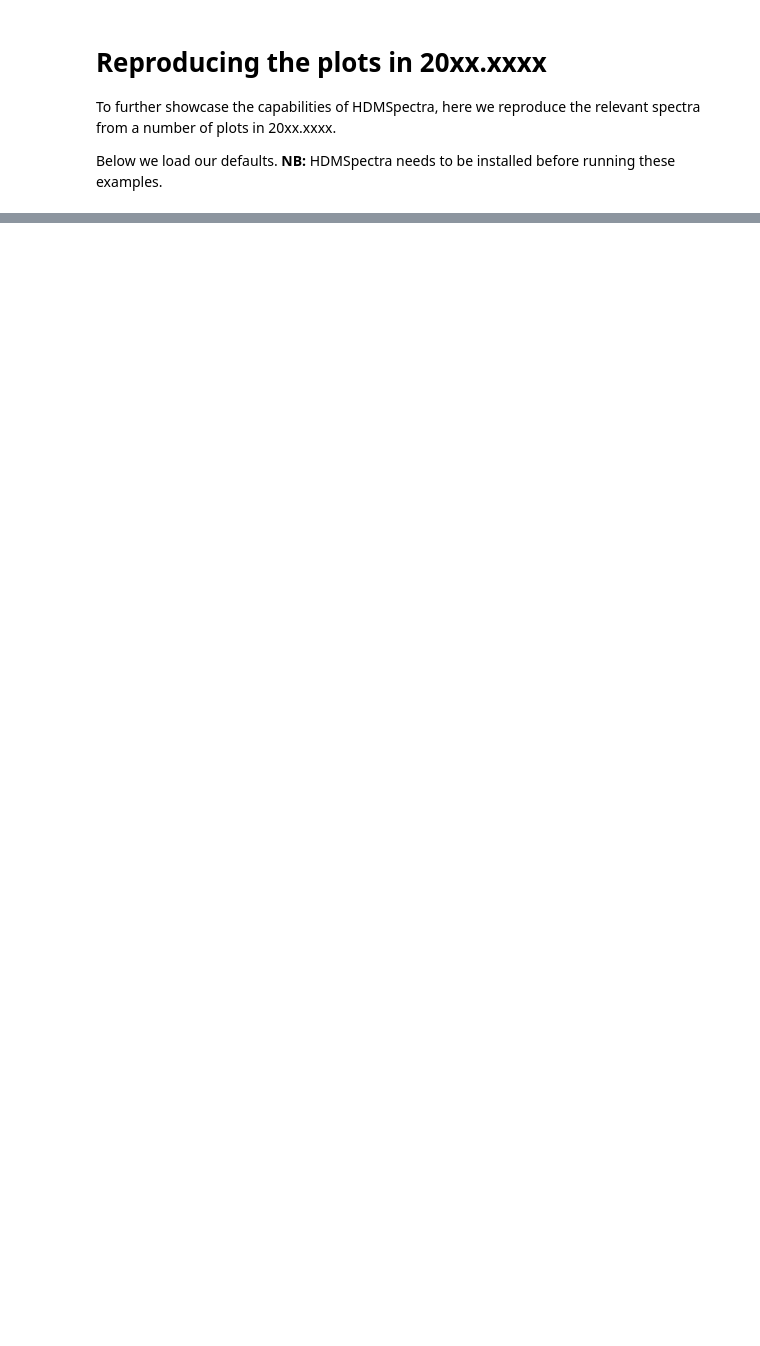
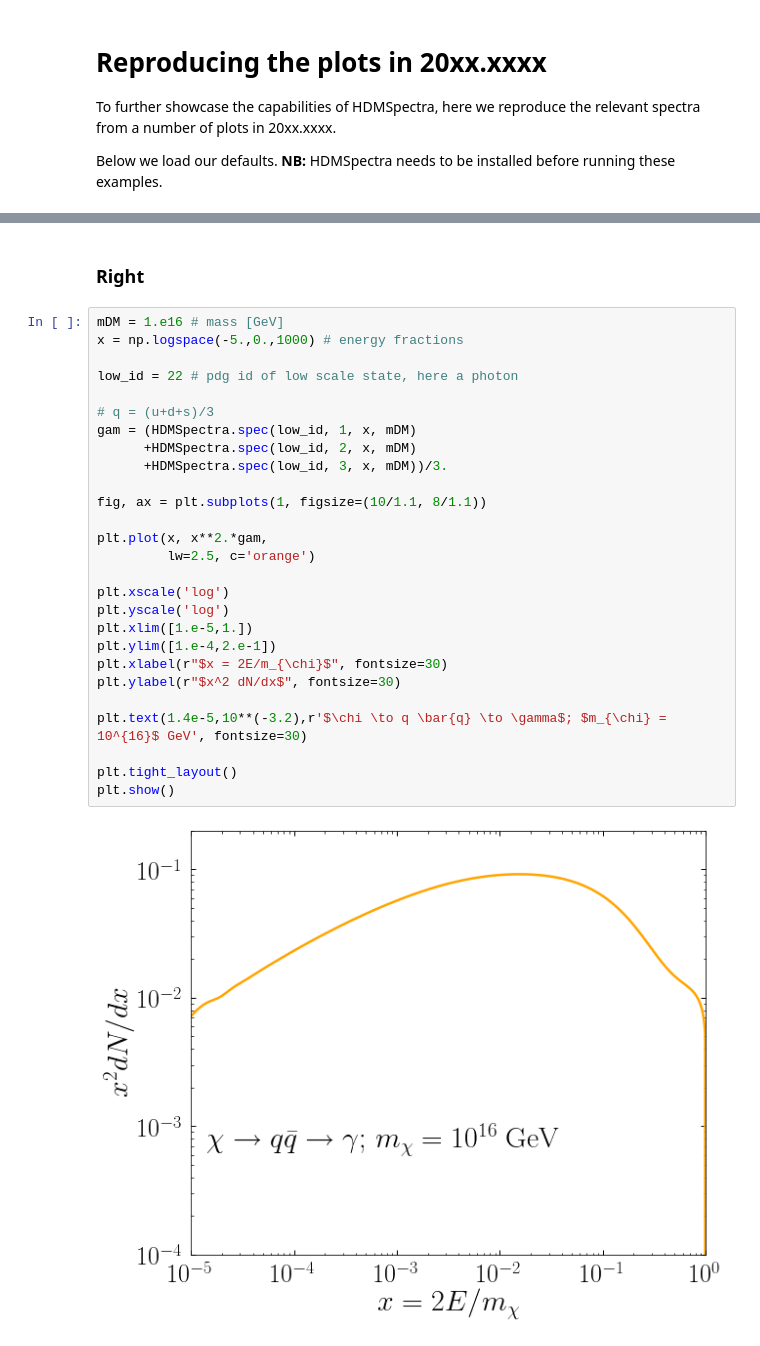
Before and after one commit to nickrodd/HDMSpectra, a Jupyter notebook: examples/ReproducingPlots.ipynb, the cells around one changed output, grey strips where cells are left out. Saved outputs shown, nothing was run; the diff lists cells and outputs as text; blank space fills up the shorter version.

```diff
--- a/examples/ReproducingPlots.ipynb
+++ b/examples/ReproducingPlots.ipynb
@@ -87,0 +153,31 @@ plt.show()
+# %% [markdown]
+### Right
+# %%
+mDM = 1.e16 # mass [GeV]
+x = np.logspace(-5.,0.,1000) # energy fractions
+
+low_id = 22 # pdg id of low scale state, here a photon
+
+# q = (u+d+s)/3
+gam = (HDMSpectra.spec(low_id, 1, x, mDM)
+      +HDMSpectra.spec(low_id, 2, x, mDM)
+      +HDMSpectra.spec(low_id, 3, x, mDM))/3.
+
+fig, ax = plt.subplots(1, figsize=(10/1.1, 8/1.1))
+
+plt.plot(x, x**2.*gam,
+         lw=2.5, c='orange')
+
+plt.xscale('log')
+plt.yscale('log')
+plt.xlim([1.e-5,1.])
+plt.ylim([1.e-4,2.e-1])
+plt.xlabel(r"$x = 2E/m_{\chi}$", fontsize=30)
+plt.ylabel(r"$x^2 dN/dx$", fontsize=30)
+
+plt.text(1.4e-5,10**(-3.2),r'$\chi \to q \bar{q} \to \gamma$; $m_{\chi} = 10^{16}$ GeV', fontsize=30)
+
+plt.tight_layout()
+plt.show()
+# %% [output]
+[figure, added]
```
Also changed, not shown: parts of 11 cells of this notebook, 1 other file.
